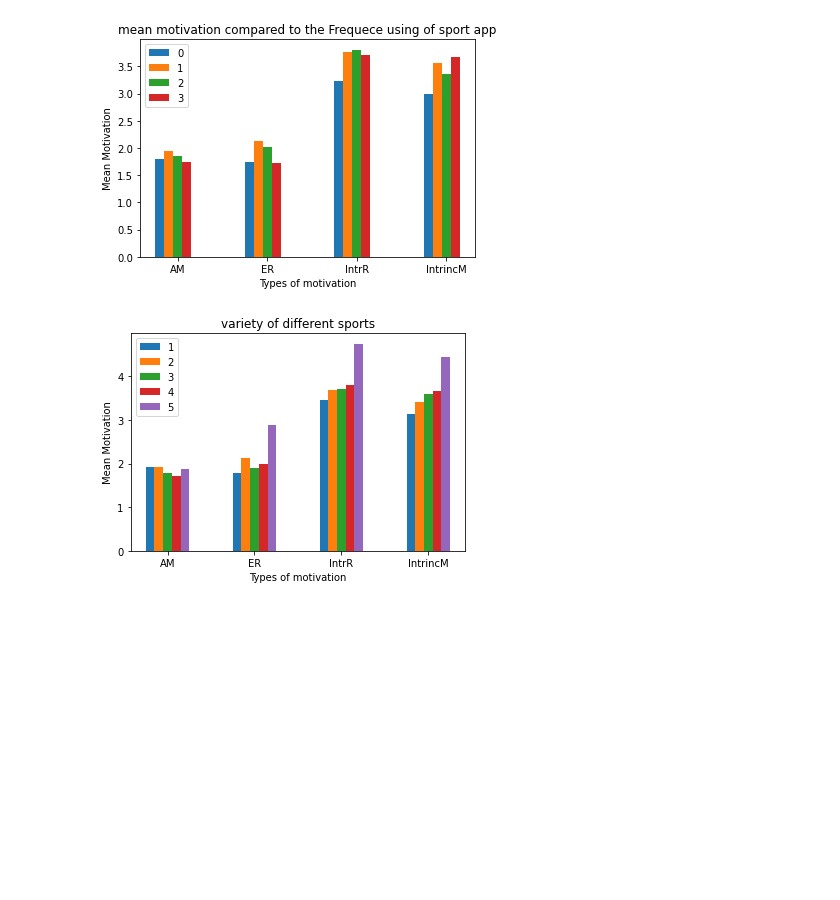
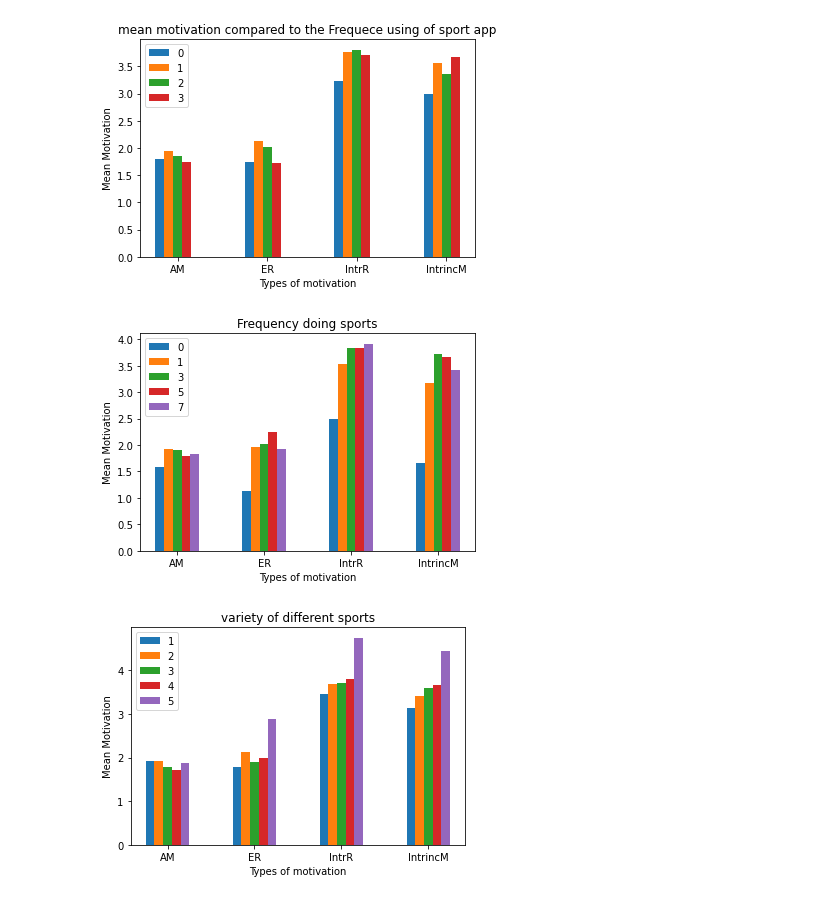
Before and after one commit to leaambrosius/emse, a Jupyter notebook: evaluation_lambrosi.ipynb, the cells around one changed output. Drawn from its saved outputs; the diff is of its cells as text; code cells hidden in the pictures; blank space fills up the shorter version.

```diff
--- a/evaluation_lambrosi.ipynb
+++ b/evaluation_lambrosi.ipynb
@@ -149,6 +147,37 @@ plt.legend()
 plt.show()
 # %% [output]
 [figure]
+# %%
+meandata = data.groupby('Sport Frequency',as_index=False)['Amotivation','External Regulation','Introjected Regulation','mean of Intrinsic motivations'].mean()
+meandata = meandata[meandata.columns[1:]]
+
+#impact of frequency in using sports app on different sports motivation types
+
+X = ['AM','ER','IntrR','IntrincM'] # motivation types
+
+data_0 = meandata.iloc[0].to_list()
+data_1 = meandata.iloc[1].to_list()
+data_2 = meandata.iloc[2].to_list()
+data_3 = meandata.iloc[3].to_list()
+data_4= meandata.iloc[4].to_list()
+
+
+X_axis = np.arange(len(X))
+
+plt.bar(X_axis - 0.2, data_0, 0.1, label = '0')
+plt.bar(X_axis - 0.1, data_1, 0.1, label = '1')
+plt.bar(X_axis , data_2, 0.1, label = '3')
+plt.bar(X_axis + 0.1, data_3, 0.1, label = '5')
+plt.bar(X_axis + 0.2, data_4, 0.1, label = '7')
+
+plt.xticks(X_axis, X)
+plt.xlabel("Types of motivation")
+plt.ylabel("Mean Motivation")
+plt.title("Frequency doing sports")
+plt.legend()
+plt.show()
+# %% [output]
+[figure, added]
 # %%
 meandata = data.groupby('numSports',as_index=False)['Amotivation','External Regulation','Introjected Regulation','mean of Intrinsic motivations'].mean()
 meandata = meandata[meandata.columns[1:]]
```
Also changed, not shown: parts of 3 cells of this notebook, 5 other files.
